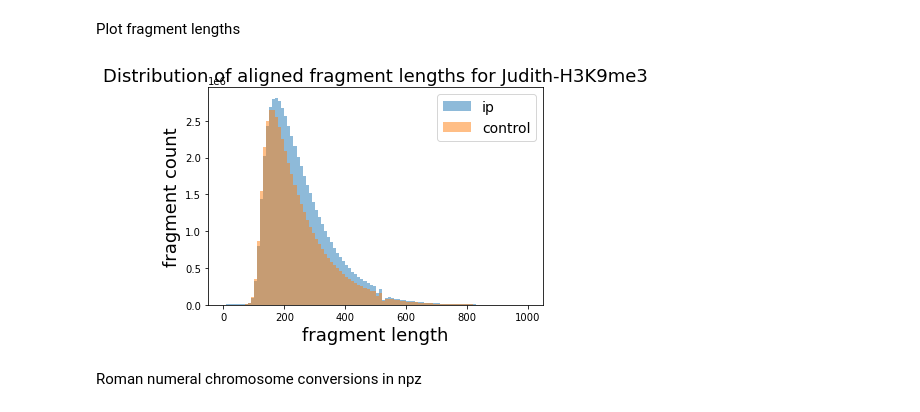
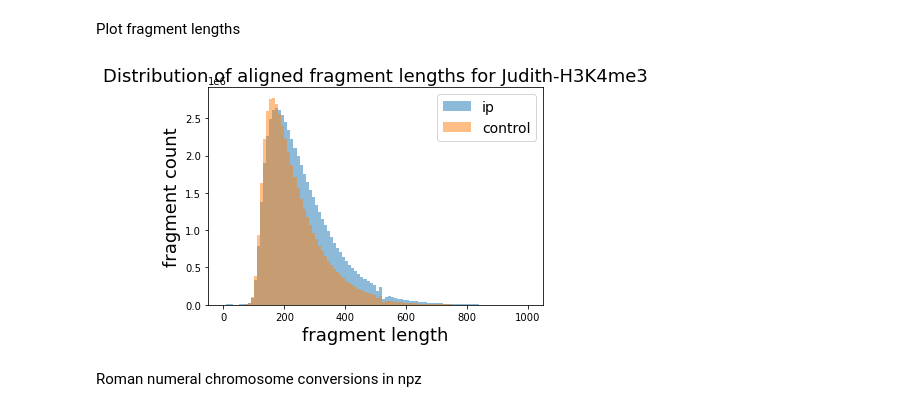
Before and after one commit to Alexwestbrook/mnhn-internship_DeepCNN_ChIP-seq, a Jupyter notebook: alignment_analysis.ipynb, the cells around one changed output. Cells and saved outputs as stored; diff of their text form; code cells hidden in the pictures.

Commit message:
performed alignment for Judith-H3K4me3 binsize 1000

```diff
--- a/alignment_analysis.ipynb
+++ b/alignment_analysis.ipynb
@@ -200,31 +200,31 @@ plt.close()
 # %% [markdown]
 Plot fragment lengths
 # %%
-data = 'Judith-H3K9me3'
+data = 'Judith-H3K4me3'
 genome = 'T2T-CHM13v2.0'
 with np.load(Path(data_dir, data, 'results', 'alignments', genome, f'{data}_{genome}_IP_coord_all_chr.npz')) as f:
     ip_lengths = []
     for key in f.keys():
         ip_lengths.append(np.diff(f[key], axis=1).ravel())
     ip_lengths = np.concatenate(ip_lengths)
 with np.load(Path(data_dir, data, 'results', 'alignments', genome, f'{data}_{genome}_Control_coord_all_chr.npz')) as f:
     ctrl_lengths = []
     for key in f.keys():
         ctrl_lengths.append(np.diff(f[key], axis=1).ravel())
     ctrl_lengths = np.concatenate(ctrl_lengths)
 plt.hist(ip_lengths, bins=100, range=(0, 1000), label='ip', alpha=0.5)
 plt.hist(ctrl_lengths, bins=100, range=(0, 1000), label='control', alpha=0.5)
 plt.legend(fontsize=14)
 plt.title(f'Distribution of aligned fragment lengths for {data}', fontsize=18)
 plt.xlabel('fragment length', fontsize=18)
 plt.ylabel('fragment count', fontsize=18)
 fig_name = Path(data_dir, data, 'results', 'alignments', genome, f'{data}_fragment_length_distribution.png')
 fig_name = utils.safe_filename(fig_name)
 plt.savefig(fig_name, bbox_inches='tight')
 plt.show()
 plt.close()
 # %% [output]
-[figure, old version]
+[figure, new version]
 # %% [markdown]
 Roman numeral chromosome conversions in npz
 # %%
```
Also changed, not shown: parts of 2 cells of this notebook.
